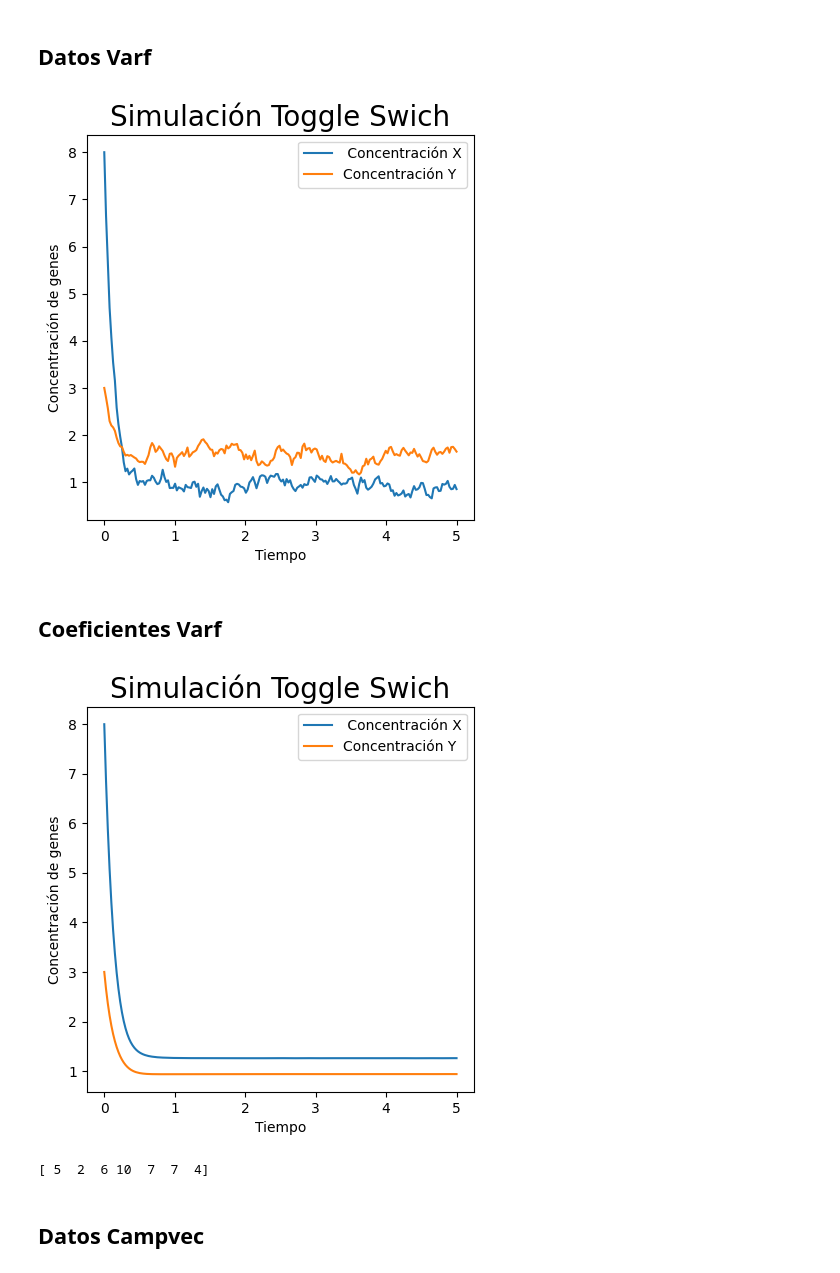
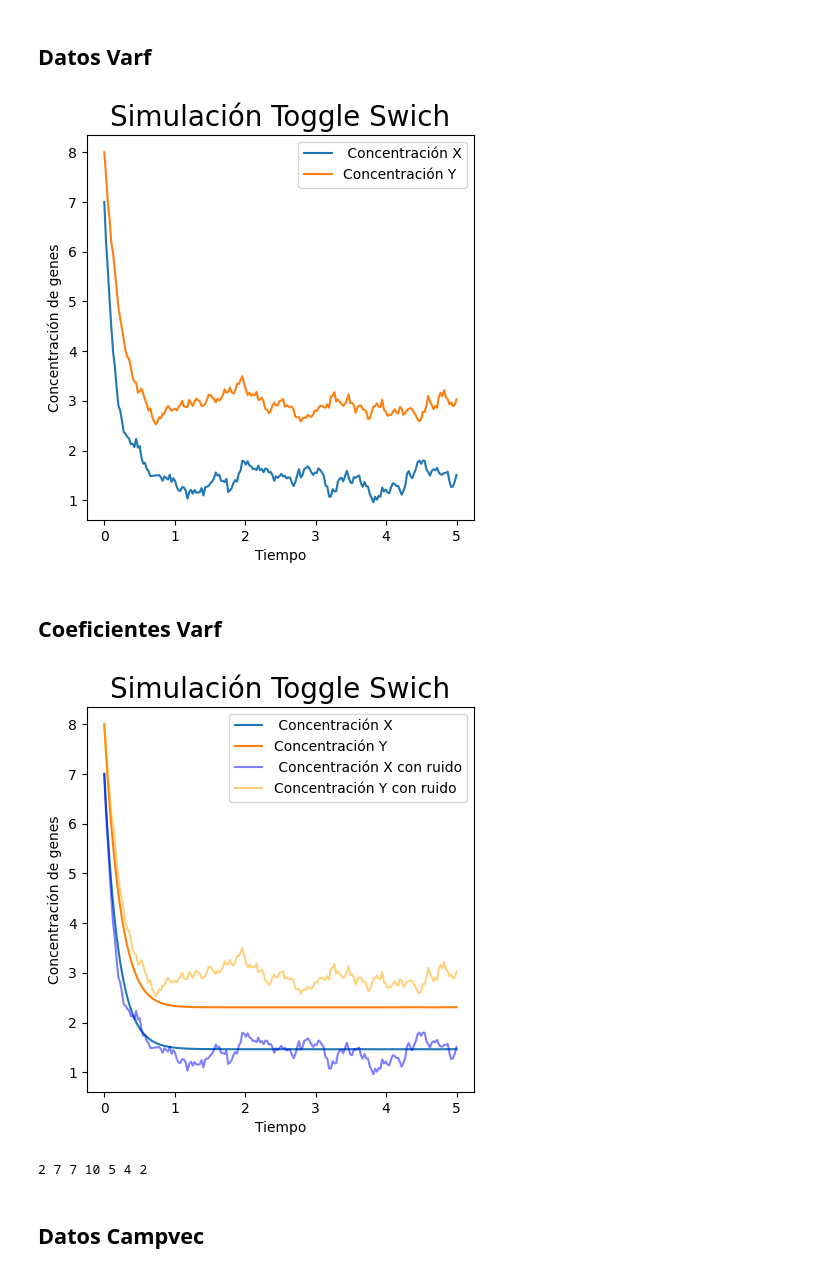
Before and after one commit to RafaSanCed/Tesis-Maestria, a Jupyter notebook: Creación de base de datos con ruido/Creación de base de datos con ruido 100,200.ipynb, the cells around one changed output. Drawn from its saved outputs; the diff is of its cells as text; code cells hidden in the pictures.

```diff
--- a/Creación de base de datos con ruido/Creación de base de datos con ruido 100,200.ipynb
+++ b/Creación de base de datos con ruido/Creación de base de datos con ruido 100,200.ipynb
@@ -88,8 +84,8 @@ for i in range(0, 1):
         y_range_neg = 0
         y_range_pos =10
 
-        y1 = np.linspace(x_range_neg, x_range_pos, 50)
-        y2 = np.linspace(y_range_neg, y_range_pos, 50)
+        y1 = np.linspace(x_range_neg, x_range_pos, 100)
+        y2 = np.linspace(y_range_neg, y_range_pos, 100)
 
         Y1, Y2 = np.meshgrid(y1, y2)
 
@@ -218,7 +237,7 @@ campvec = []
 coef = []
 contador = 0
 
-for i in range(0, 7000):
+for i in range(0, 1000):
     # constantes
     a1 = random.randint(0, 10)
     a2 = random.randint(0, 10)
@@ -271,8 +290,8 @@ for i in range(0, 7000):
     print(contador)
 
 campvec = np.array(campvec)
-np.save(os.path.join(pathcampo,'campvectrain'), campvec)
+np.save(os.path.join(pathcampo,'campvecval'), campvec)
 coef = np.array(coef)
-np.save(os.path.join(pathcampo,'coefcampvectrain'),coef)
+np.save(os.path.join(pathcampo,'coefcampvecval'),coef)
 # %% [output]
 --------------------------------------------
@@ -297,7 +316,7 @@ np.save(os.path.join(pathcampo,'coefcampvectrain'),coef)
 # %% [markdown]
 ## Datos Varf
 # %%
-varf = np.load('../Base de datos con ruido/Trayectorias 200 eval/varftrain.npy')
+varf = np.load(pathtrayec + '/varfval.npy')
 # %%
 np.shape(varf)
 # %% [output]
@@ -305,7 +324,7 @@ np.shape(varf)
 # %% [markdown]
 ## Coeficientes Varf
 # %%
-coefvarf = np.load('../Base de datos con ruido/Trayectorias 200 eval/coefvarftrain.npy')
+coefvarf = np.load(pathtrayec + '/coefvarfval.npy')
 # %%
 np.shape(coefvarf)
 # %% [output]
@@ -334,29 +353,27 @@ np.shape(coefcampvec)
 t_span = [0, 5]
 times = np.linspace(t_span[0], t_span[1], 200)
 plt.figure(figsize=(5,5))
-plt.plot(times,np.array(varf)[0,0,0,:], label=" Concentración X")
-plt.plot(times,np.array(varf)[0,0,1,:], label="Concentración Y")
+plt.plot(times,np.array(varf)[1,9,0,:], label=" Concentración X")
+plt.plot(times,np.array(varf)[1,9,1,:], label="Concentración Y")
 plt.xlabel('Tiempo')
 plt.ylabel('Concentración de genes')
 plt.title('Simulación Toggle Swich', fontsize=20)
 plt.legend()
 plt.show()
 # %% [output]
-[figure, old version]
+[figure, new version]
 # %% [markdown]
 ## Coeficientes Varf
 # %%
-from scipy.integrate import solve_ivp
-
 for i in range(0, 1):
     # constantes
-    a1 = coefvarf[0,0]
-    a2 = coefvarf[0,1]
-    b1 = coefvarf[0,2]
-    b2 = coefvarf[0,3]
-    d1 = coefvarf[0,4]
-    d2 = coefvarf[0,5]
-    n = coefvarf[0,6]
+    a1 = coefvarf[1,0]
+    a2 = coefvarf[1,1]
+    b1 = coefvarf[1,2]
+    b2 = coefvarf[1,3]
+    d1 = coefvarf[1,4]
+    d2 = coefvarf[1,5]
+    n = coefvarf[1,6]
 
 
     def f(t, y):
@@ -366,40 +383,41 @@ for i in range(0, 1):
         Y = y[1]
 
         # definimos cada ODE
         dX_dt = a1/(1+Y**n)-d1*X+b1
         dY_dt = a2/(1+X**n)-d2*Y+b1
 
         return [dX_dt, dY_dt]
 
     # Declaramos el vector de tiempo
     t_span = [0, 5]
     times = np.linspace(t_span[0], t_span[1], 200)
 
     for i_ci in range(0, 1):
         # Definimos las condiciones iniciales
-        y0 = (varf[0,0,0,0],varf[0,0,1,0])
+        y0 = (varf[1,9,0,0],varf[1,9,1,0])
 
         # Resolvemos
         # Modificar manualmente el intervalo de tiempo
         sol = solve_ivp(f, t_span, y0, t_eval=times)
         # sol=solve_ivp(f, t_span, y0) #Dejar que la librería elija el mejor intervalo
-        tiempo = sol.t
         var1 = sol.y[0]
         var2 = sol.y[1]
 
         # Graficamos
         plt.figure(figsize=(5, 5))
-        plt.plot(tiempo, var1, label=" Concentración X")
-        plt.plot(tiempo, var2, label="Concentración Y")
+        plt.plot(times, var1, label=" Concentración X")
+        plt.plot(times, var2, label="Concentración Y")
+        plt.plot(times,np.array(varf)[1,9,0,:], label=" Concentración X con ruido", alpha = 0.5, color = 'blue')
+        plt.plot(times,np.array(varf)[1,9,1,:], label="Concentración Y con ruido", alpha = 0.5, color = 'orange')
         plt.xlabel('Tiempo')
         plt.ylabel('Concentración de genes')
         plt.title('Simulación Toggle Swich', fontsize=20)
         plt.legend()
         plt.show()
-print(coefvarf[0,:])
+print(a1,a2,b1,b2,d1,d2,n)
 # %% [output]
-[figure, old version]
+[figure, new version]
-[ 5  2  6 10  7  7  4]
+2 7 7 10 5 4 2
 # %% [markdown]
 ## Datos Campvec
 # %%
```
Also changed, not shown: parts of 10 cells of this notebook, 38 other files.
